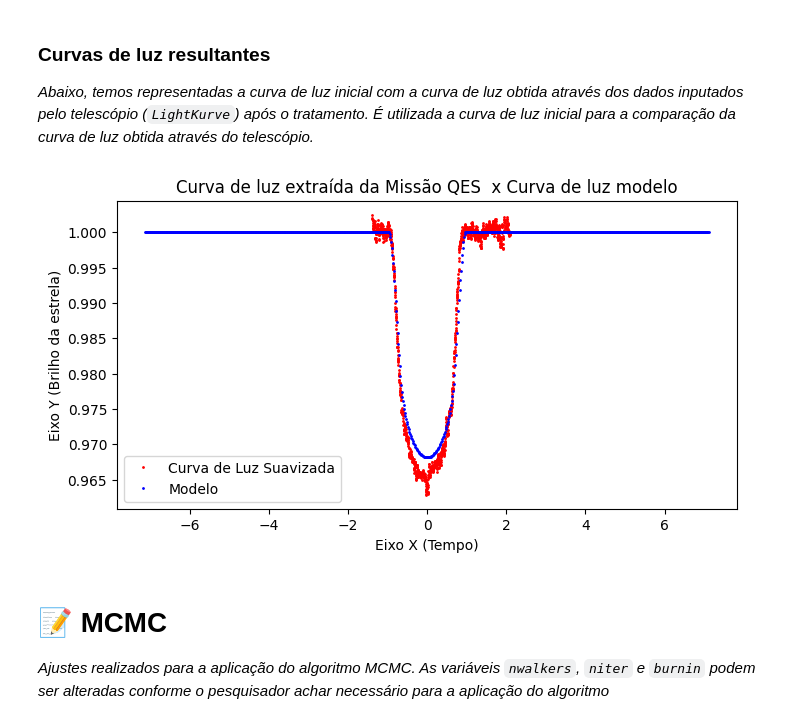
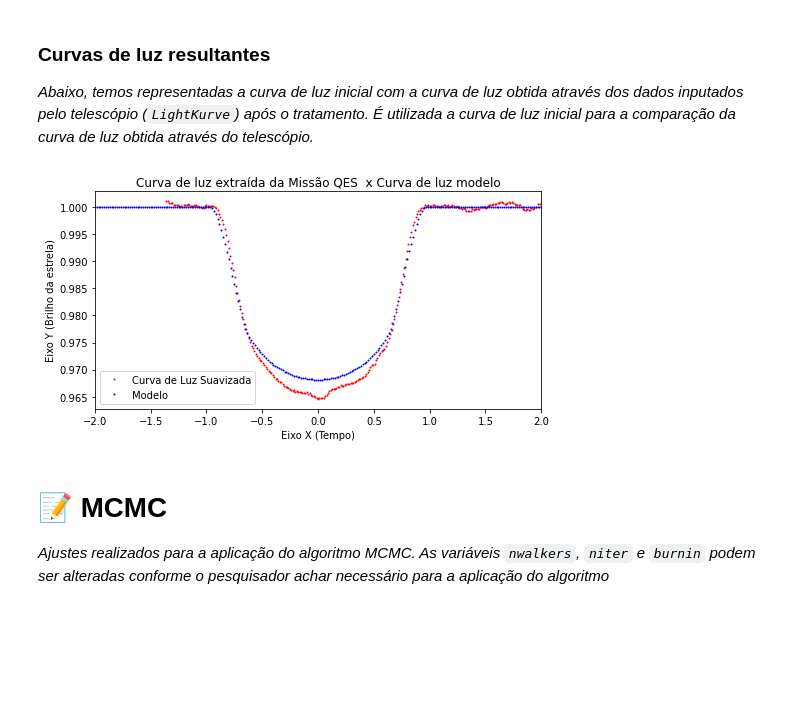
Before and after one commit to Transit-Model-CRAAM/pipelineMCMC, a Jupyter notebook: Eclipse/main-mcmc.ipynb, the cells around one changed output. Cells and saved outputs as stored; diff of their text form; code cells hidden in the pictures; blank space fills up the shorter version.

Commit message:
update: trânsito lc2_bin5_qatar2b_2024

````diff
--- a/Eclipse/main-mcmc.ipynb
+++ b/Eclipse/main-mcmc.ipynb
@@ -98,13 +98,18 @@ ls_model, ts_model = modelo.eclipse_model()
 
 #time, flux, flux_err = modelo.rd_data(0, 0) #Ler dados da lib lightkurve
 # IMPORTANTE: LEMBRAR DE MUDAR O PATH
-time, flux, flux_err = modelo.rd_data_csv("/Users/beatrizduque/Projetos/pipelineMCMC/Assets/lightcurves/lc2_out.csv") #Ler dados através de arquivos.csv
+time, flux, flux_err = modelo.rd_data_csv("/Users/Pinho/Documents/GitHub/pipelineMCMC/Assets/lightcurves/lc2_bin5_qatar2b_2024.csv") #Ler dados através de arquivos.csv
 
 modelo.setTime(time)
 modelo.setFlux(flux)
 modelo.setFluxErr(flux_err)
 
-x0, nt = modelo.det_x0(0)
+# x0, nt = modelo.det_x0(0)
+
+x0 = time[108]
+nt = 1
+modelo.x0 = x0
+modelo.nt = nt
 
 print("Numero de trânsitos ::::",nt)
 # %% [output]
@@ -154,19 +159,20 @@ _Abaixo, temos representadas a curva de luz inicial com a curva de luz obtida at
 # %%
 # COM ESCOLHA DE TRÂNSITO
 selectedTransit = 0 #transito selecionado
 
-time_phased, smoothed_LC = tratamento.select_transit_smooth(selectedTransit) # para mais de um transito
-smoothed_LC = tratamento.select_transit_smooth_simple(selectedTransit) # para apenas um transito utilizar linha de smooth simples
+# time_phased, smoothed_LC = tratamento.select_transit_smooth(selectedTransit) # para mais de um transito
+smoothed_LC, time_phased = tratamento.select_transit_smooth_simple(selectedTransit) # para apenas um transito utilizar linha de smooth simples
 
 plt.rcParams['figure.figsize']= 8, 4
 graf1,ax = plt.subplots()
 
 ax.plot(time_phased, smoothed_LC, "r.", ms=2, label='Curva de Luz Suavizada')
 ax.plot(ts_model, ls_model, "b.", ms=2, label='Modelo')
+ax.set_xlim(-2, 2)
 
 plotLegendModel(ax, mission)
 # %% [output]
-[figure, old version]
+[figure, new version]
 # %% [markdown]
 # 📝 MCMC
 _Ajustes realizados para a aplicação do algoritmo MCMC. As variáveis ```nwalkers```, ```niter``` e ```burnin``` podem ser alteradas conforme o pesquisador achar necessário para a aplicação do algoritmo_
````
Also changed, not shown: parts of 7 cells of this notebook, 2 other files.
